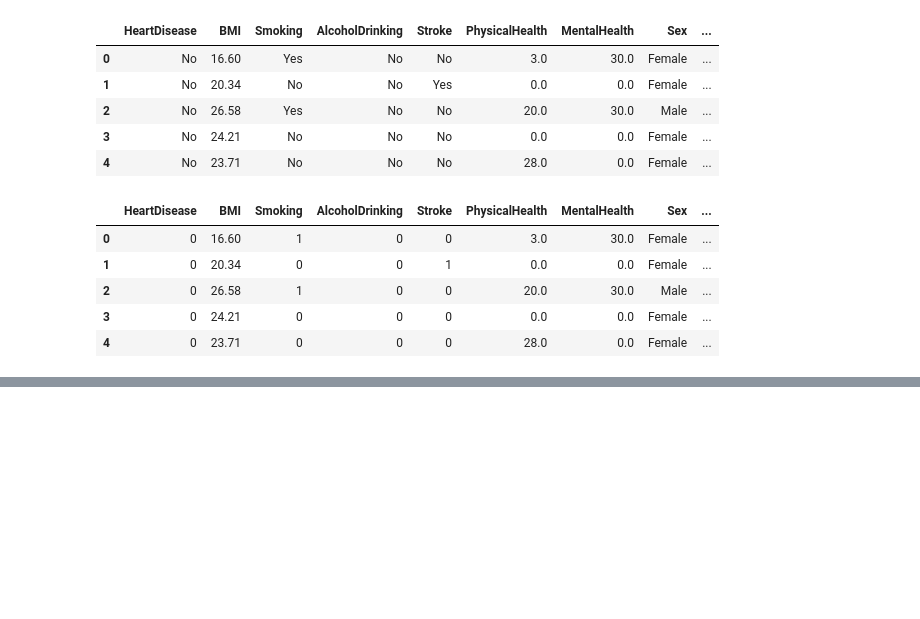
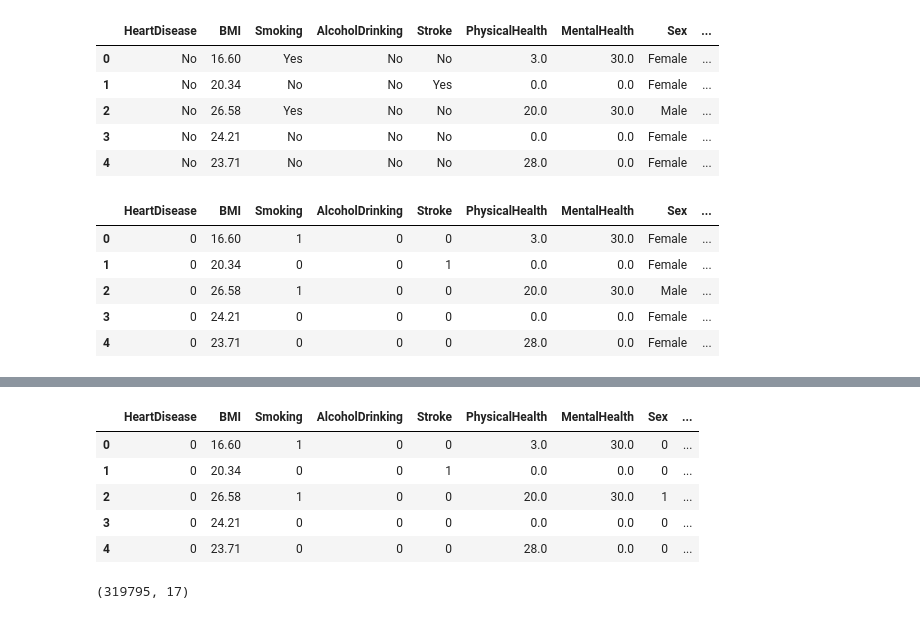
Before and after one commit to 07Codex07/all-algo, a Jupyter notebook: NeuralNetwork.ipynb, the cells around one changed output, grey strips where cells are left out. Drawn from its saved outputs; the diff is of its cells as text; code cells hidden in the pictures; blank space fills up the shorter version.

```diff
--- a/NeuralNetwork.ipynb
+++ b/NeuralNetwork.ipynb
@@ -55,0 +115,27 @@ Name: count, dtype: int64
+# %%
+age_map = {
+    '18-24': 21,
+    '25-29': 27,
+    '30-34': 32,
+    '35-39': 37,
+    '40-44': 42,
+    '45-49': 47,
+    '50-54': 52,
+    '55-59': 57,
+    '60-64': 62,
+    '65-69': 67,
+    '70-74': 72,
+    '75-79': 77,
+    '80 or older': 85
+}
+
+df['Age'] = df['AgeCategory'].map(age_map)
+# %%
+df.head()
+# %% [output]
+|  | HeartDisease | BMI | Smoking | AlcoholDrinking | Stroke | PhysicalHealth | MentalHealth | Sex | ... |
+| 0 | 0 | 16.60 | 1 | 0 | 0 | 3.0 | 30.0 | 0 | ... |
+| 1 | 0 | 20.34 | 0 | 0 | 1 | 0.0 | 0.0 | 0 | ... |
+| 2 | 0 | 26.58 | 1 | 0 | 0 | 20.0 | 30.0 | 1 | ... |
+| 3 | 0 | 24.21 | 0 | 0 | 0 | 0.0 | 0.0 | 0 | ... |
+| 4 | 0 | 23.71 | 0 | 0 | 0 | 28.0 | 0.0 | 0 | ... |
@@ -55,0 +144,4 @@ Name: count, dtype: int64
+# %%
+dataframe.shape
+# %% [output]
+(319795, 17)
```
Also changed, not shown: parts of 17 cells of this notebook, 1 other file.
